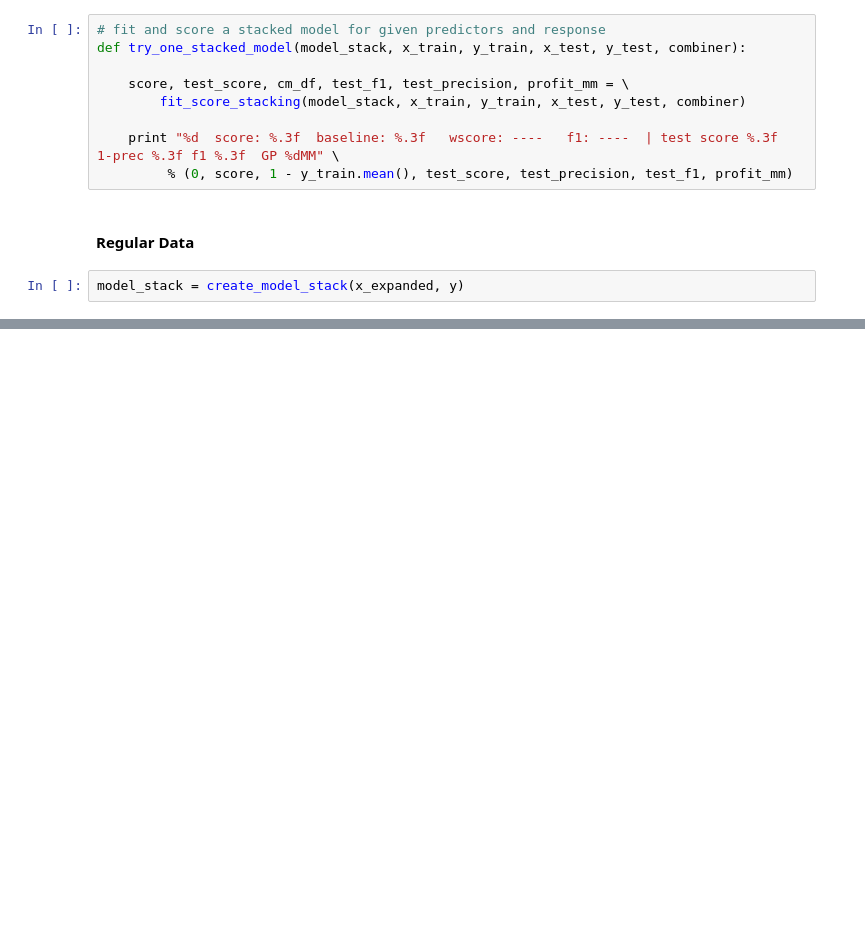
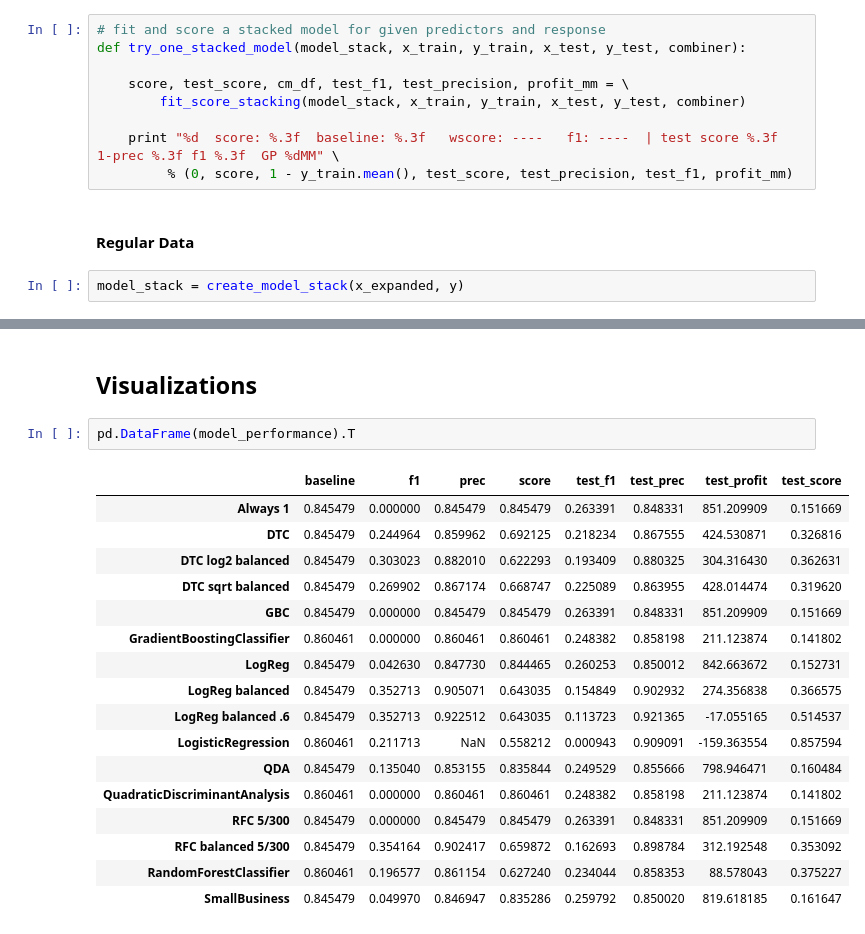
Before and after one commit to dmodjeska/cs109a, a Jupyter notebook: DKM_Models_D01.ipynb, the cells around one changed output, grey strips where cells are left out. Drawn from its saved outputs; the diff is of its cells as text; blank space fills up the shorter version.

```diff
--- a/DKM_Models_D01.ipynb
+++ b/DKM_Models_D01.ipynb
@@ -461,0 +452,22 @@ try_one_stacked_model(model_stack, x_expanded, y, x_test_expanded, y_test, combi
+# %% [markdown]
+## Visualizations
+# %%
+pd.DataFrame(model_performance).T
+# %% [output]
+|  | baseline | f1 | prec | score | test_f1 | test_prec | test_profit | test_score |
+| Always 1 | 0.845479 | 0.000000 | 0.845479 | 0.845479 | 0.263391 | 0.848331 | 851.209909 | 0.151669 |
+| DTC | 0.845479 | 0.244964 | 0.859962 | 0.692125 | 0.218234 | 0.867555 | 424.530871 | 0.326816 |
+| DTC log2 balanced | 0.845479 | 0.303023 | 0.882010 | 0.622293 | 0.193409 | 0.880325 | 304.316430 | 0.362631 |
+| DTC sqrt balanced | 0.845479 | 0.269902 | 0.867174 | 0.668747 | 0.225089 | 0.863955 | 428.014474 | 0.319620 |
+| GBC | 0.845479 | 0.000000 | 0.845479 | 0.845479 | 0.263391 | 0.848331 | 851.209909 | 0.151669 |
+| GradientBoostingClassifier | 0.860461 | 0.000000 | 0.860461 | 0.860461 | 0.248382 | 0.858198 | 211.123874 | 0.141802 |
+| LogReg | 0.845479 | 0.042630 | 0.847730 | 0.844465 | 0.260253 | 0.850012 | 842.663672 | 0.152731 |
+| LogReg balanced | 0.845479 | 0.352713 | 0.905071 | 0.643035 | 0.154849 | 0.902932 | 274.356838 | 0.366575 |
+| LogReg balanced .6 | 0.845479 | 0.352713 | 0.922512 | 0.643035 | 0.113723 | 0.921365 | -17.055165 | 0.514537 |
+| LogisticRegression | 0.860461 | 0.211713 | NaN | 0.558212 | 0.000943 | 0.909091 | -159.363554 | 0.857594 |
+| QDA | 0.845479 | 0.135040 | 0.853155 | 0.835844 | 0.249529 | 0.855666 | 798.946471 | 0.160484 |
+| QuadraticDiscriminantAnalysis | 0.860461 | 0.000000 | 0.860461 | 0.860461 | 0.248382 | 0.858198 | 211.123874 | 0.141802 |
+| RFC 5/300 | 0.845479 | 0.000000 | 0.845479 | 0.845479 | 0.263391 | 0.848331 | 851.209909 | 0.151669 |
+| RFC balanced 5/300 | 0.845479 | 0.354164 | 0.902417 | 0.659872 | 0.162693 | 0.898784 | 312.192548 | 0.353092 |
+| RandomForestClassifier | 0.860461 | 0.196577 | 0.861154 | 0.627240 | 0.234044 | 0.858353 | 88.578043 | 0.375227 |
+| SmallBusiness | 0.845479 | 0.049970 | 0.846947 | 0.835286 | 0.259792 | 0.850020 | 819.618185 | 0.161647 |
```
Also changed, not shown: parts of 35 cells of this notebook, 1 other file.
